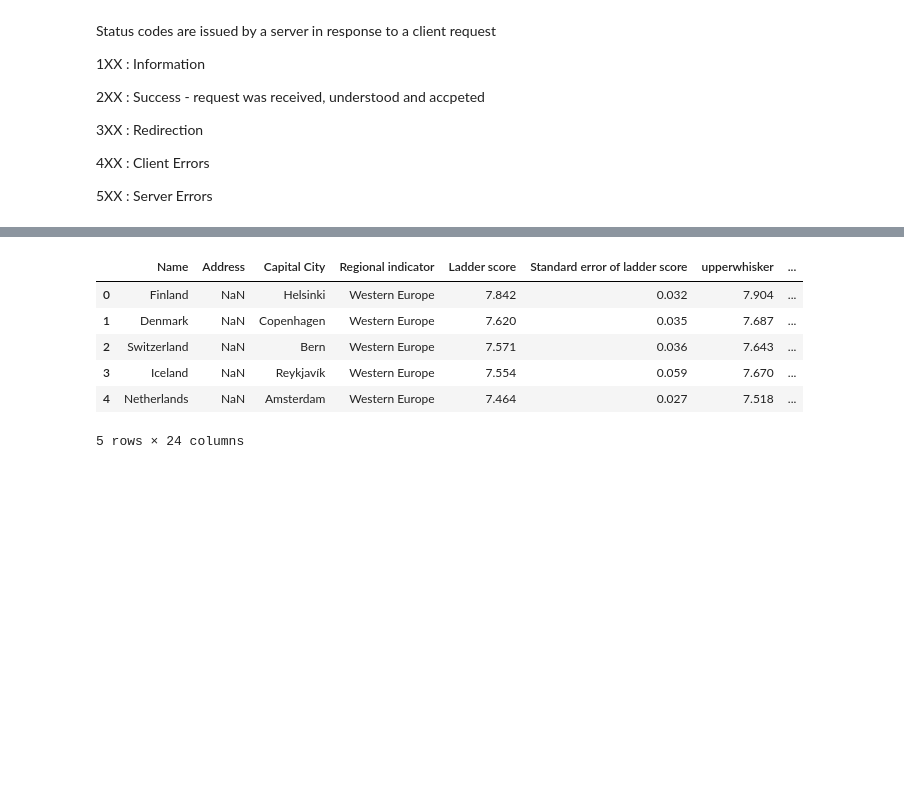
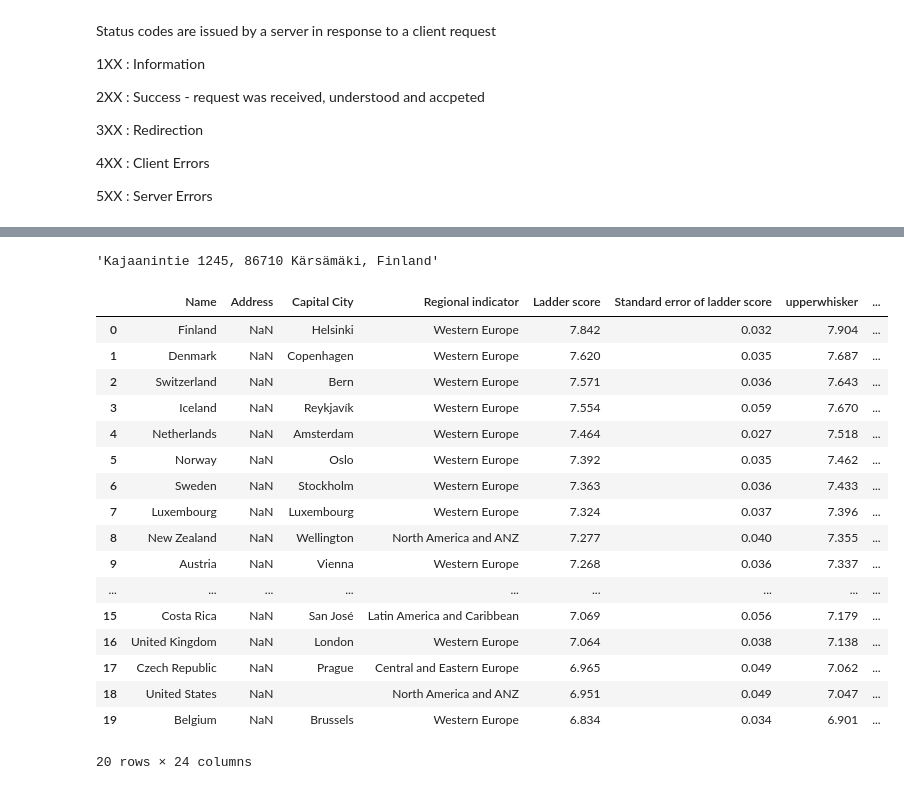
Before and after one commit to paulowe/datamaps-country-api, a Jupyter notebook: python-requests-library.ipynb, the cells around one changed output, grey strips where cells are left out. Cells and saved outputs as stored; diff of their text form; code cells hidden in the pictures; blank space fills up the shorter version.

Commit message:
reverse geocode api setup

```diff
--- a/python-requests-library.ipynb
+++ b/python-requests-library.ipynb
@@ -54,18 +79,38 @@ for country in country_list:
     capital.append(response_list[0])
     region.append(response_list[1])
     subregion.append(response_list[2])
+    address.append(response_list[3])
+# %%
+# Use reverse geocoding API
+gmaps = googlemaps.Client(key=os.environ['GOOGLE_API_KEY'])
+location = gmaps.reverse_geocode((64.0, 26.0))[0]
+addresss=location['formatted_address']
+addresss
+# %% [output]
+'Kajaanintie 1245, 86710 Kärsämäki, Finland'
 # %%
 #report['Address'] = address
 report['Capital City'] = capital
 report['Region'] = region
 report['Subregion'] = subregion
 # %%
-report.head()
+report.head(20)
 # %% [output]
 |  | Name | Address | Capital City | Regional indicator | Ladder score | Standard error of ladder score | upperwhisker | ... |
 | 0 | Finland | NaN | Helsinki | Western Europe | 7.842 | 0.032 | 7.904 | ... |
 | 1 | Denmark | NaN | Copenhagen | Western Europe | 7.620 | 0.035 | 7.687 | ... |
 | 2 | Switzerland | NaN | Bern | Western Europe | 7.571 | 0.036 | 7.643 | ... |
 | 3 | Iceland | NaN | Reykjavík | Western Europe | 7.554 | 0.059 | 7.670 | ... |
 | 4 | Netherlands | NaN | Amsterdam | Western Europe | 7.464 | 0.027 | 7.518 | ... |
+| 5 | Norway | NaN | Oslo | Western Europe | 7.392 | 0.035 | 7.462 | ... |
+| 6 | Sweden | NaN | Stockholm | Western Europe | 7.363 | 0.036 | 7.433 | ... |
+| 7 | Luxembourg | NaN | Luxembourg | Western Europe | 7.324 | 0.037 | 7.396 | ... |
+| 8 | New Zealand | NaN | Wellington | North America and ANZ | 7.277 | 0.040 | 7.355 | ... |
+| 9 | Austria | NaN | Vienna | Western Europe | 7.268 | 0.036 | 7.337 | ... |
+| ... | ... | ... | ... | ... | ... | ... | ... | ... |
+| 15 | Costa Rica | NaN | San José | Latin America and Caribbean | 7.069 | 0.056 | 7.179 | ... |
+| 16 | United Kingdom | NaN | London | Western Europe | 7.064 | 0.038 | 7.138 | ... |
+| 17 | Czech Republic | NaN | Prague | Central and Eastern Europe | 6.965 | 0.049 | 7.062 | ... |
+| 18 | United States | NaN |  | North America and ANZ | 6.951 | 0.049 | 7.047 | ... |
+| 19 | Belgium | NaN | Brussels | Western Europe | 6.834 | 0.034 | 6.901 | ... |
-5 rows × 24 columns
+20 rows × 24 columns
```
Also changed, not shown: parts of 4 cells of this notebook, 2 other files.
